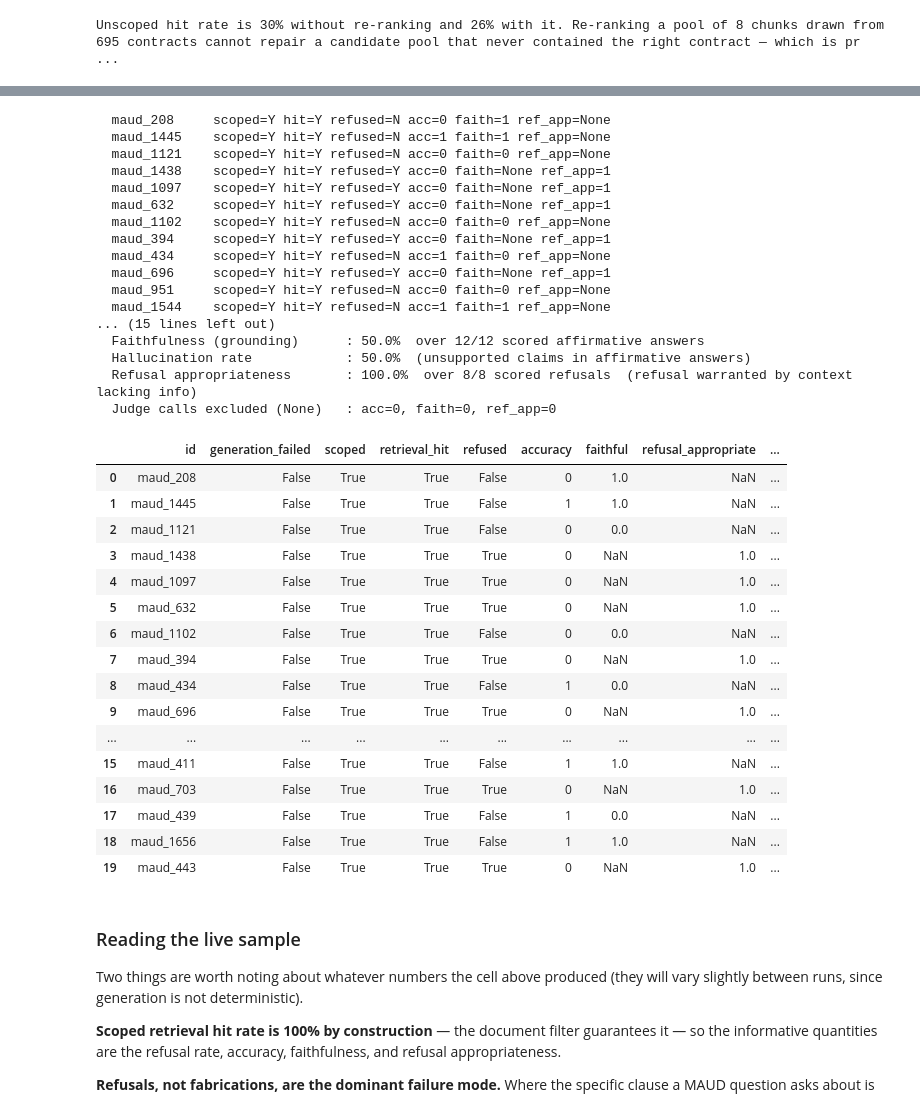
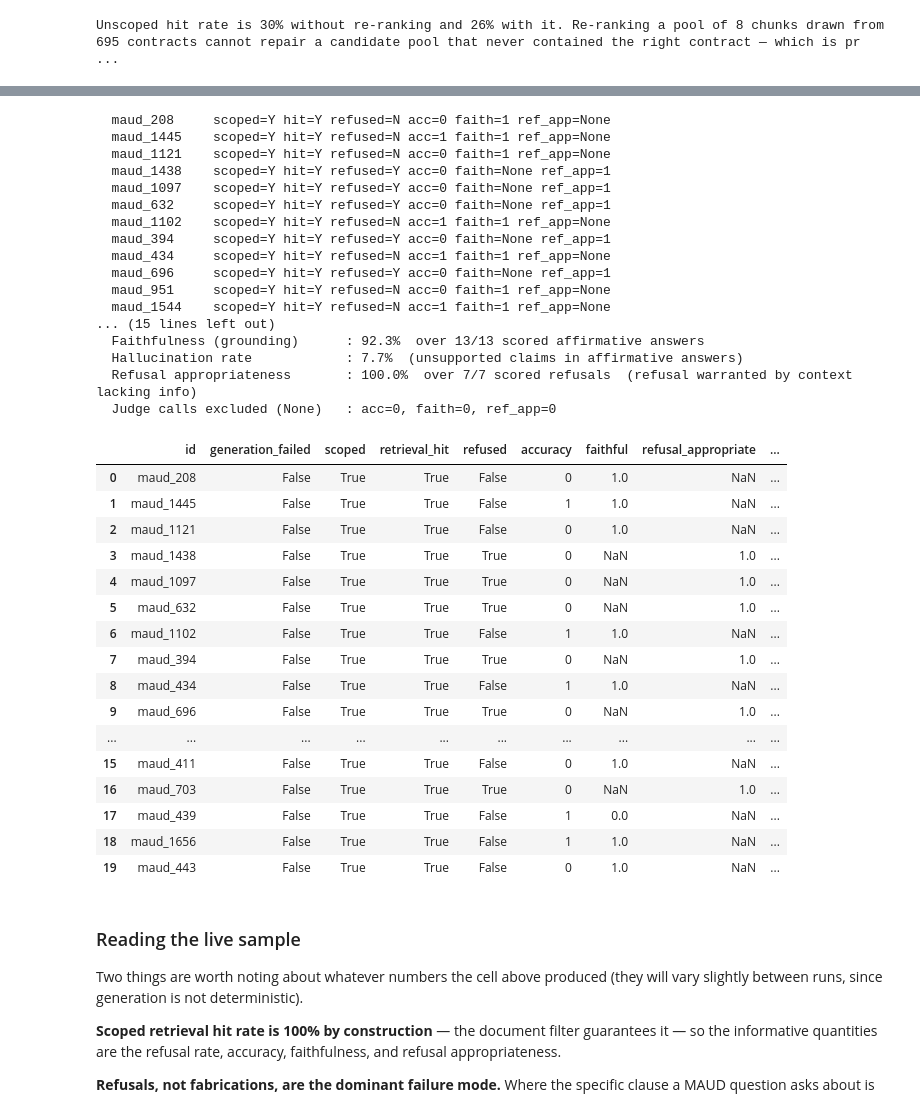
Before and after one commit to G-450/synapse-rag, a Jupyter notebook: notebooks/synapse_rag_demo.ipynb, the cells around one changed output, grey strips where cells are left out. Cells and saved outputs as stored; diff of their text form; code cells hidden in the pictures.

```diff
--- a/notebooks/synapse_rag_demo.ipynb
+++ b/notebooks/synapse_rag_demo.ipynb
@@ -1355,6 +1359,12 @@ try:
     # Generation uses the app's own default ceiling (app.rag.get_llm -> 2048), as
     # evaluate_faithfulness.py does: a smaller override truncated reasoning-model answers
     # to empty strings. The judge needs room for reasoning tokens plus the JSON verdict.
+    # The judges receive the context and answer in full. Capping the context at 4000
+    # characters showed the judge only part of what the generator saw -- scoped retrieval
+    # yields 7-10k characters here -- so claims grounded in a later clause were scored as
+    # hallucinations. evaluate_faithfulness.py passes its context whole for the same reason.
+    # Ground truth stays capped: LegalBench answers reach ~10k characters and are reference
+    # text, not something the generated answer is matched against clause by clause.
     gen_llm = get_llm(streaming=False, temperature=0.1)
     judge_llm = get_llm(streaming=False, temperature=0.0, max_tokens=JUDGE_MAX_TOKENS)
 
@@ -1398,17 +1408,17 @@ try:
                 "enough information to answer the query? "
                 'Reply with JSON only: {"score": 1} if the refusal is appropriate, {"score": 0} if the '
                 "context actually contains a relevant answer.\n\n"
-                f"QUERY:\n{q[:500]}\n\nCONTEXT:\n{ctx[:4000]}")
+                f"QUERY:\n{q[:500]}\n\nCONTEXT:\n{ctx}")
         else:
             acc = judge(judge_llm,
                 "You are a strict legal evaluation judge. Does the ANSWER convey the same substantive legal "
                 'content as the GROUND TRUTH? Reply with JSON only: {"score": 1} or {"score": 0}.\n\n'
-                f"GROUND TRUTH:\n{gold[:1500]}\n\nANSWER:\n{answer[:1500]}")
+                f"GROUND TRUTH:\n{gold[:1500]}\n\nANSWER:\n{answer}")
             faith = judge(judge_llm,
                 "You are a strict faithfulness judge for a RAG system. Is every factual claim in the ANSWER "
                 "supported by the CONTEXT, with no outside knowledge introduced? Reply with JSON only: "
                 '{"score": 1} or {"score": 0}.\n\n'
-                f"CONTEXT:\n{ctx[:4000]}\n\nANSWER:\n{answer[:1500]}")
+                f"CONTEXT:\n{ctx}\n\nANSWER:\n{answer}")
             ref_app = None
 
         live_rows.append({
@@ -1464,54 +1474,54 @@ if live_rows:
     print(f"  Generations failed            : {n_gen_failed}/{n}  (empty answer, excluded from all rates)")
     print(f"  Answer accuracy (judged)      : {fmt_pct(scored_acc)}  "
           f"over {len(scored_acc)}/{n_judged} scored items")
     print(f"  Faithfulness (grounding)      : {fmt_pct(scored_faith)}  "
           f"over {len(scored_faith)}/{n_affirmative} scored affirmative answers")
     halluc_str = f"{100 * (1 - scored_faith.mean()):.1f}%" if (len(scored_faith) > 0 and not pd.isna(scored_faith.mean())) else "n/a"
     print(f"  Hallucination rate            : {halluc_str}  (unsupported claims in affirmative answers)")
     print(f"  Refusal appropriateness       : {fmt_pct(scored_ref_app)}  "
           f"over {len(scored_ref_app)}/{n_refusals} scored refusals  "
           "(refusal warranted by context lacking info)")
     # Counted against each metric's own population, so a structural N/A never looks like
     # a failed judge call.
     print(f"  Judge calls excluded (None)   : acc={n_judged - len(scored_acc)}, "
           f"faith={n_affirmative - len(scored_faith)}, "
           f"ref_app={n_refusals - len(scored_ref_app)}")
     display(live)
 # %% [output]
   maud_208     scoped=Y hit=Y refused=N acc=0 faith=1 ref_app=None
   maud_1445    scoped=Y hit=Y refused=N acc=1 faith=1 ref_app=None
-  maud_1121    scoped=Y hit=Y refused=N acc=0 faith=0 ref_app=None
+  maud_1121    scoped=Y hit=Y refused=N acc=0 faith=1 ref_app=None
   maud_1438    scoped=Y hit=Y refused=Y acc=0 faith=None ref_app=1
   maud_1097    scoped=Y hit=Y refused=Y acc=0 faith=None ref_app=1
   maud_632     scoped=Y hit=Y refused=Y acc=0 faith=None ref_app=1
-  maud_1102    scoped=Y hit=Y refused=N acc=0 faith=0 ref_app=None
+  maud_1102    scoped=Y hit=Y refused=N acc=1 faith=1 ref_app=None
   maud_394     scoped=Y hit=Y refused=Y acc=0 faith=None ref_app=1
-  maud_434     scoped=Y hit=Y refused=N acc=1 faith=0 ref_app=None
+  maud_434     scoped=Y hit=Y refused=N acc=1 faith=1 ref_app=None
   maud_696     scoped=Y hit=Y refused=Y acc=0 faith=None ref_app=1
-  maud_951     scoped=Y hit=Y refused=N acc=0 faith=0 ref_app=None
+  maud_951     scoped=Y hit=Y refused=N acc=0 faith=1 ref_app=None
   maud_1544    scoped=Y hit=Y refused=N acc=1 faith=1 ref_app=None
 ... (15 lines left out)
-  Faithfulness (grounding)      : 50.0%  over 12/12 scored affirmative answers
-  Hallucination rate            : 50.0%  (unsupported claims in affirmative answers)
-  Refusal appropriateness       : 100.0%  over 8/8 scored refusals  (refusal warranted by context lacking info)
+  Faithfulness (grounding)      : 92.3%  over 13/13 scored affirmative answers
+  Hallucination rate            : 7.7%  (unsupported claims in affirmative answers)
+  Refusal appropriateness       : 100.0%  over 7/7 scored refusals  (refusal warranted by context lacking info)
   Judge calls excluded (None)   : acc=0, faith=0, ref_app=0
 |  | id | generation_failed | scoped | retrieval_hit | refused | accuracy | faithful | refusal_appropriate | ... |
 | 0 | maud_208 | False | True | True | False | 0 | 1.0 | NaN | ... |
 | 1 | maud_1445 | False | True | True | False | 1 | 1.0 | NaN | ... |
-| 2 | maud_1121 | False | True | True | False | 0 | 0.0 | NaN | ... |
+| 2 | maud_1121 | False | True | True | False | 0 | 1.0 | NaN | ... |
 | 3 | maud_1438 | False | True | True | True | 0 | NaN | 1.0 | ... |
 | 4 | maud_1097 | False | True | True | True | 0 | NaN | 1.0 | ... |
 | 5 | maud_632 | False | True | True | True | 0 | NaN | 1.0 | ... |
-| 6 | maud_1102 | False | True | True | False | 0 | 0.0 | NaN | ... |
+| 6 | maud_1102 | False | True | True | False | 1 | 1.0 | NaN | ... |
 | 7 | maud_394 | False | True | True | True | 0 | NaN | 1.0 | ... |
-| 8 | maud_434 | False | True | True | False | 1 | 0.0 | NaN | ... |
+| 8 | maud_434 | False | True | True | False | 1 | 1.0 | NaN | ... |
 | 9 | maud_696 | False | True | True | True | 0 | NaN | 1.0 | ... |
 | ... | ... | ... | ... | ... | ... | ... | ... | ... | ... |
-| 15 | maud_411 | False | True | True | False | 1 | 1.0 | NaN | ... |
+| 15 | maud_411 | False | True | True | False | 0 | 1.0 | NaN | ... |
 | 16 | maud_703 | False | True | True | True | 0 | NaN | 1.0 | ... |
 | 17 | maud_439 | False | True | True | False | 1 | 0.0 | NaN | ... |
 | 18 | maud_1656 | False | True | True | False | 1 | 1.0 | NaN | ... |
-| 19 | maud_443 | False | True | True | True | 0 | NaN | 1.0 | ... |
+| 19 | maud_443 | False | True | True | False | 0 | 1.0 | NaN | ... |
 # %% [markdown]
 ### Reading the live sample
 
```
Also changed, not shown: parts of 4 cells of this notebook.
